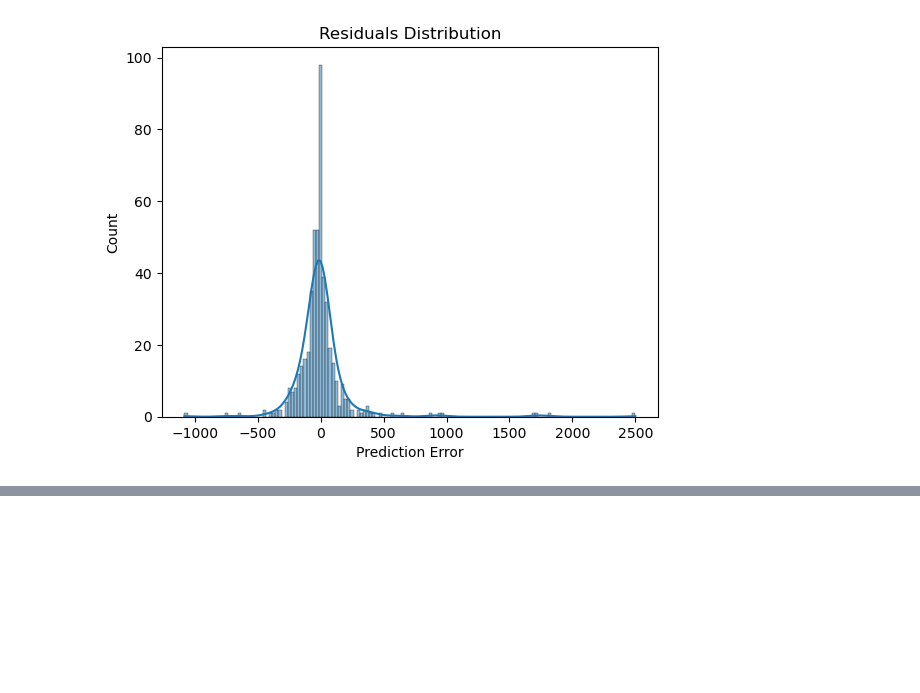
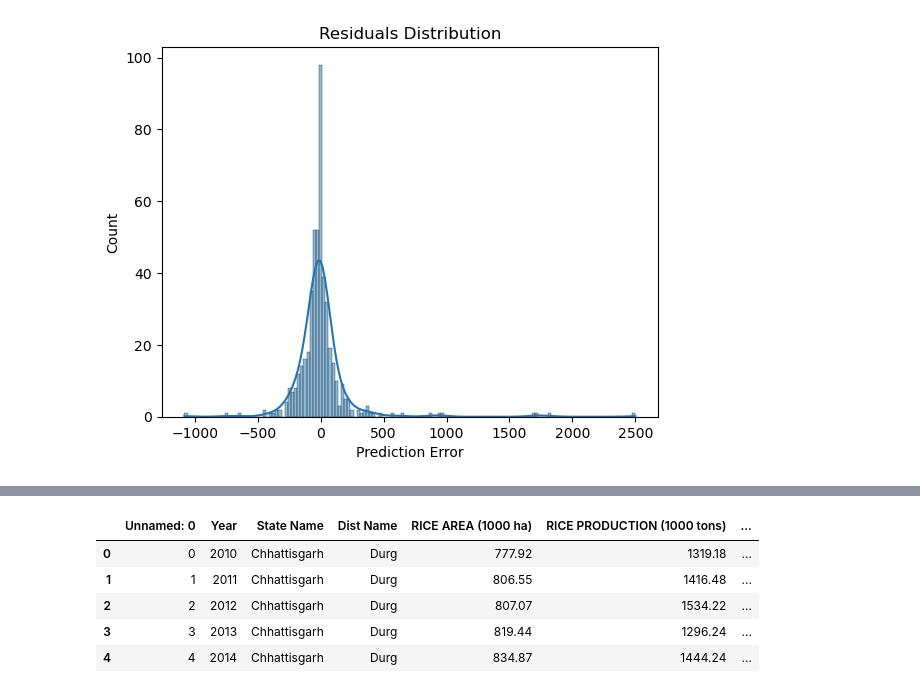
Before and after one commit to nupurmadaan04/AI-agriculture-yield-production, a Jupyter notebook: Notebooks/04_Evaluation_Deployment.ipynb, the cells around one changed output, grey strips where cells are left out. Saved outputs shown, nothing was run; the diff lists cells and outputs as text; code cells hidden in the pictures; blank space fills up the shorter version.

```diff
--- a/Notebooks/04_Evaluation_Deployment.ipynb
+++ b/Notebooks/04_Evaluation_Deployment.ipynb
@@ -44,0 +72,10 @@ plt.show()
+# %%
+df1= pd.read_csv('../Datasets/rice_data_outlier_removed.csv')
+df1.head()
+# %% [output]
+|  | Unnamed: 0 | Year | State Name | Dist Name | RICE AREA (1000 ha) | RICE PRODUCTION (1000 tons) | ... |
+| 0 | 0 | 2010 | Chhattisgarh | Durg | 777.92 | 1319.18 | ... |
+| 1 | 1 | 2011 | Chhattisgarh | Durg | 806.55 | 1416.48 | ... |
+| 2 | 2 | 2012 | Chhattisgarh | Durg | 807.07 | 1534.22 | ... |
+| 3 | 3 | 2013 | Chhattisgarh | Durg | 819.44 | 1296.24 | ... |
+| 4 | 4 | 2014 | Chhattisgarh | Durg | 834.87 | 1444.24 | ... |
```
Also changed, not shown: parts of 15 cells of this notebook, 7 other files.
